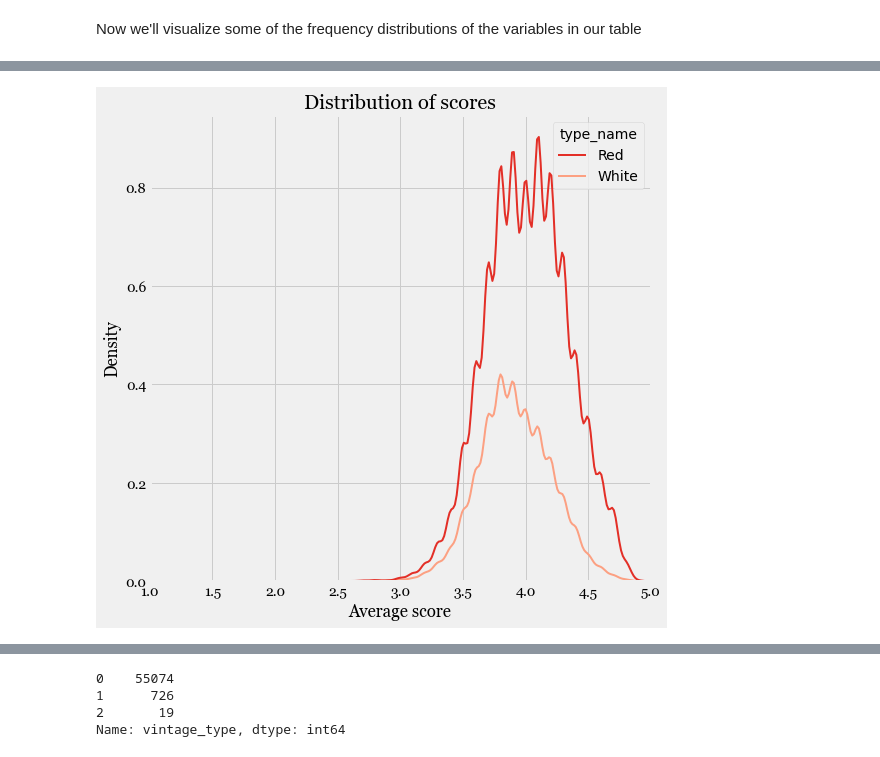
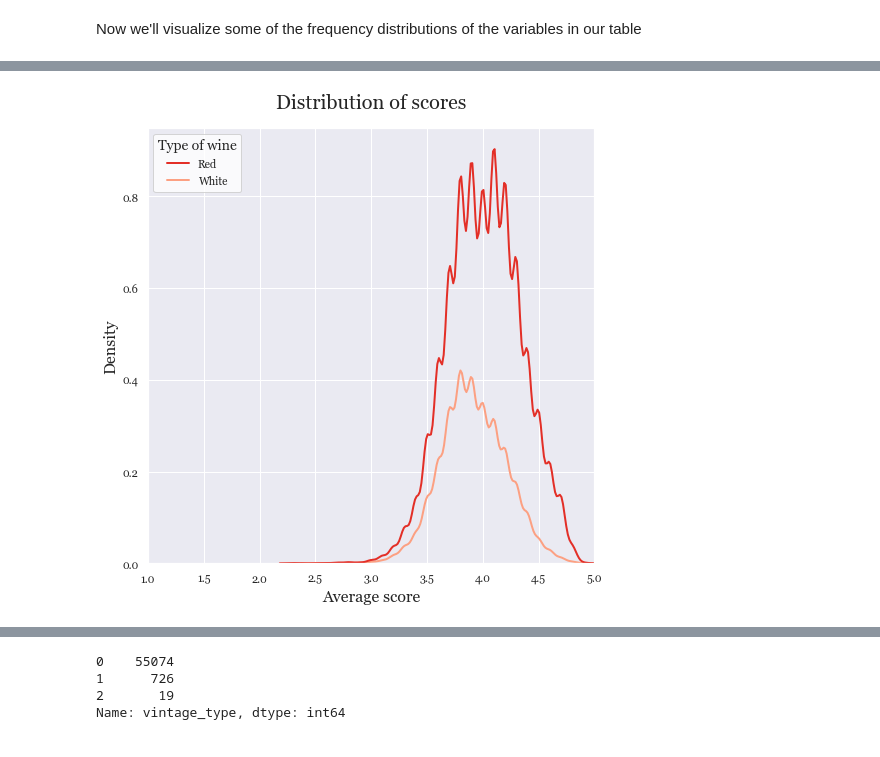
Before and after one commit to sveta-egorova/wine, a Jupyter notebook: data_analysis.ipynb, the cells around one changed output, grey strips where cells are left out. Saved outputs shown, nothing was run; the diff lists cells and outputs as text; code cells hidden in the pictures.

```diff
--- a/data_analysis.ipynb
+++ b/data_analysis.ipynb
@@ -59,8 +40,9 @@ s.name AS style_name, s.body, s.acidity AS style_acidity,
 t.name AS type_name,
 w2.name AS winery_name,
 p.bottle_type,
-COUNT(vt.toplist_id) AS toplist_count, AVG(vt.rank) AS average_rank,
-COUNT(sg.grape_id) AS grape_count
+GROUP_CONCAT(distinct g.name ORDER BY g.name SEPARATOR ', ') AS grapes,
+COUNT(distinct vt.toplist_id) AS toplist_count, AVG(vt.rank) AS average_rank,
+COUNT(distinct sg.grape_id) AS grape_count
 FROM vintage AS v
 LEFT JOIN wine AS w ON w.id = v.wine_id
 LEFT JOIN region AS r ON w.region_id = r.id
@@ -68,6 +50,7 @@ LEFT JOIN country AS c on r.country_code = c.code
 LEFT JOIN style AS s ON w.style_id = s.id
 LEFT JOIN type AS t ON t.id = w.type_id
 LEFT JOIN style_grape AS sg ON sg.style_id = s.id
+LEFT JOIN grape AS g ON sg.grape_id = g.id
 LEFT JOIN winery AS w2 ON w2.id = w.winery_id
 LEFT JOIN price AS p ON v.price_id = p.id
 LEFT JOIN vintage_toplist AS vt ON vt.vintage_id = v.id
@@ -176,3 +177,9 @@ Index(['id', 'year', 'ratings_count', 'ratings_average', 'price', 'acidity',
       dtype='object')
 # %% [markdown]
 Now we'll visualize some of the frequency distributions of the variables in our table
+# %%
+sns.set_theme(font='georgia')
+sns.set_context(rc={'font.size': 8,
+                    'axes.titlesize': 20,
+                    'axes.labelsize':16,
+                    'legend.title_fontsize': 14})
@@ -201,15 +205,21 @@ plt.show()
+# %%
+def modify_legend(ax, new_title, new_loc='upper left', facecolor='white', **kws):
+    old_legend = ax.legend_
+    handles = old_legend.legendHandles
+    labels = [t.get_text() for t in old_legend.get_texts()]
+#     title = old_legend.get_title().get_text()
+    ax.legend(handles, labels, loc=new_loc, facecolor=facecolor, title=new_title, **kws)
 # %%
 plt.figure(figsize=(8, 8))
-sns.kdeplot(x=df['ratings_average'], palette = 'Reds_r',
-            hue=df[(df['type_name'] == 'White')|(df['type_name'] == 'Red')]['type_name'],
-            linewidth=2)
+ax = sns.kdeplot(data=df[(df['type_name'] == 'White')|(df['type_name'] == 'Red')],
+            x='ratings_average', hue='type_name', palette = 'Reds_r',
+            linewidth=2, legend=True)
+modify_legend(ax, 'Type of wine')
 plt.xlim(1,5)
-plt.xlabel('Average score', fontname='Georgia')
-plt.ylabel('Density', fontname='Georgia')
-# plt.legend(title='Wine type')
-plt.xticks(fontname='Georgia')
-plt.yticks(fontname='Georgia')
-plt.title('Distribution of scores', fontname='Georgia')
+# plt.legend(loc='upper left', title='Type of wine', labels=['White', 'Red'], facecolor='white')
+plt.xlabel('Average score')
+plt.ylabel('Density')
+plt.title('Distribution of scores', pad=20)
 plt.show()
 # %% [output]
-[figure, old version]
+[figure, new version]
```
Also changed, not shown: parts of 104 cells of this notebook, 1 other file.
